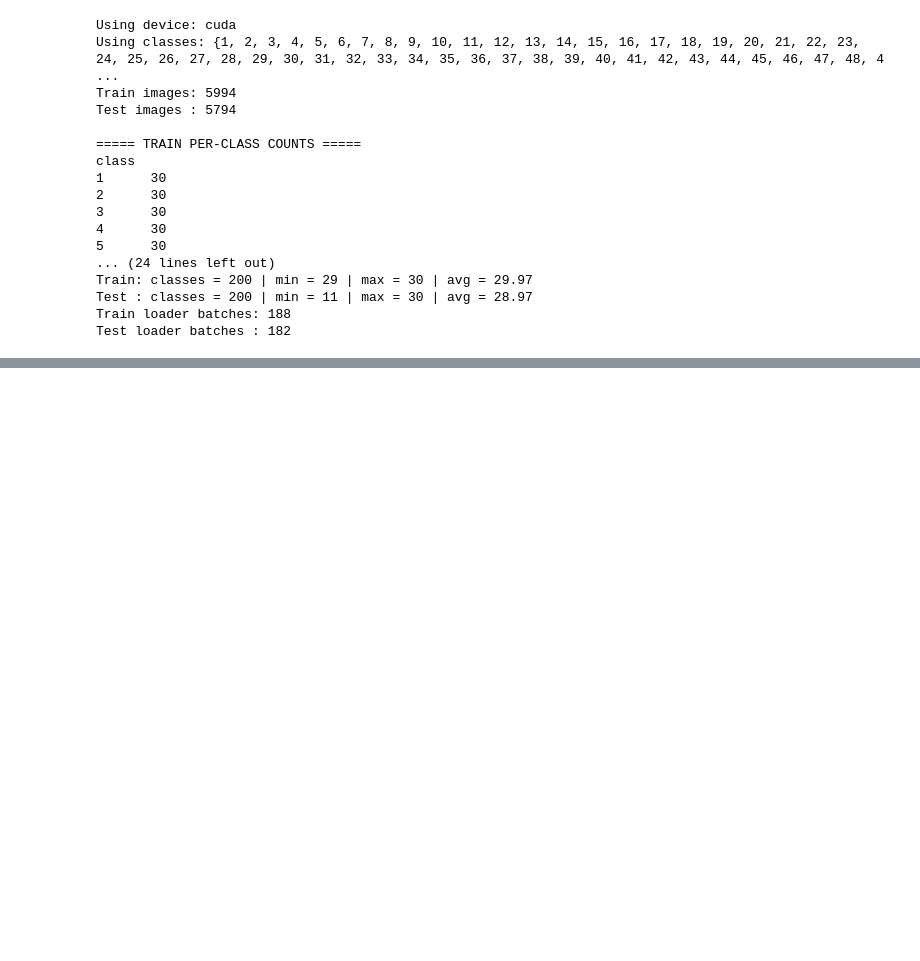
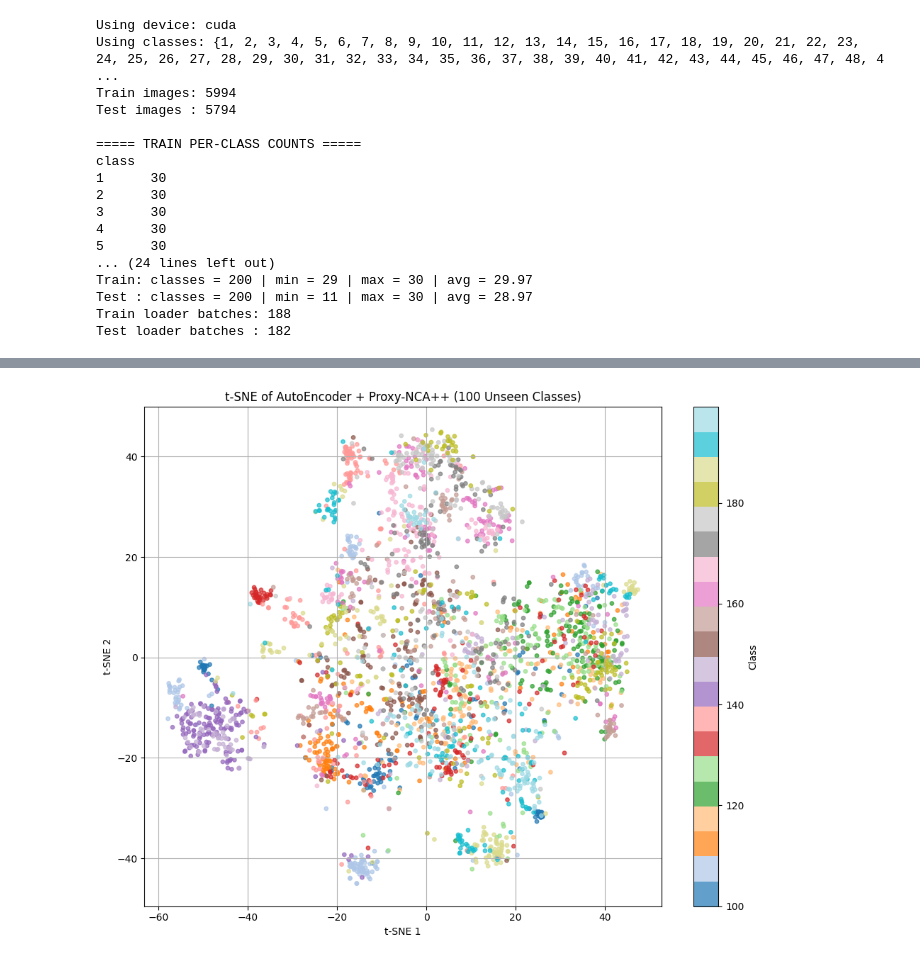
Before and after one commit to Prakash-Nandaniya/DVML-Implementation, a Jupyter notebook: main_without_DVML.ipynb, the cells around one changed output, grey strips where cells are left out. Cells and saved outputs as stored; diff of their text form; code cells hidden in the pictures; blank space fills up the shorter version.

Commit message:
Kaggle Notebook | DVML Implementation | Version 4

```diff
--- a/main_without_DVML.ipynb
+++ b/main_without_DVML.ipynb
@@ -370,3 +556,67 @@ Recall = 0.981315
+# %%
+import numpy as np
+import matplotlib.pyplot as plt
+from sklearn.manifold import TSNE
+
+def plot_tsne(E, L, title="t-SNE", n_samples=3000, perplexity=30, random_state=42):
+    """
+    Visualise embeddings E with labels L using t-SNE.
+
+    Parameters
+    ----------
+    E : np.ndarray, shape (N, D)
+        Embedding matrix.
+    L : np.ndarray, shape (N,)
+        Integer class labels.
+    title : str
+        Plot title.
+    n_samples : int
+        If N > n_samples, randomly subsample.
+    perplexity : float
+        t-SNE perplexity (typical values 5-50).
+    random_state : int
+        For reproducibility.
+    """
+    if len(E) > n_samples:
+        idx = np.random.choice(len(E), n_samples, replace=False)
+        E, L = E[idx], L[idx]
+
+    # t-SNE (Barnes-Hut, O(N log N))
+    tsne = TSNE(
+        n_components=2,
+        perplexity=perplexity,
+        n_iter=1000,
+        random_state=random_state,
+        method='barnes_hut',   # fast approximate version
+        n_jobs=-1
+    )
+    X_2d = tsne.fit_transform(E)
+
+    plt.figure(figsize=(10, 8))
+    scatter = plt.scatter(
+        X_2d[:, 0], X_2d[:, 1],
+        c=L, cmap='tab20', s=15, alpha=0.7
+    )
+    plt.title(title)
+    plt.xlabel("t-SNE 1")
+    plt.ylabel("t-SNE 2")
+    plt.colorbar(scatter, label='Class')
+    plt.grid(True)
+    plt.tight_layout()
+    plt.show()
+
+
+# ------------------------------------------------------------------
+# Example usage (exactly like your PCA call)
+# ------------------------------------------------------------------
+plot_tsne(
+    test_E, test_L,
+    title="t-SNE of AutoEncoder + Proxy-NCA++ (100 Unseen Classes)",
+    n_samples=3000,
+    perplexity=40          # tweak 20-50 for 100 classes
+)
+# %% [output]
+[figure, added]
 # %%
 # --------------------------------------------------------------
 # 1. Imports & device
```
Also changed, not shown: parts of 4 cells of this notebook.
